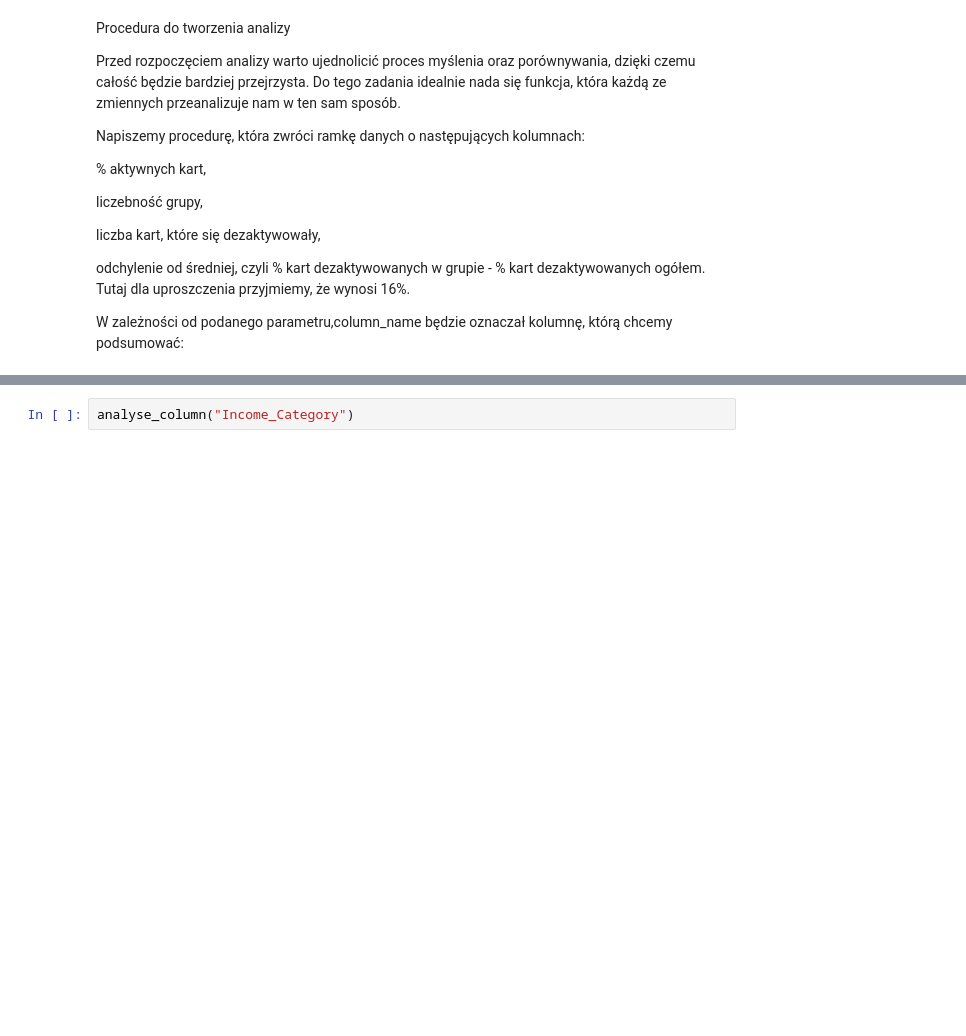
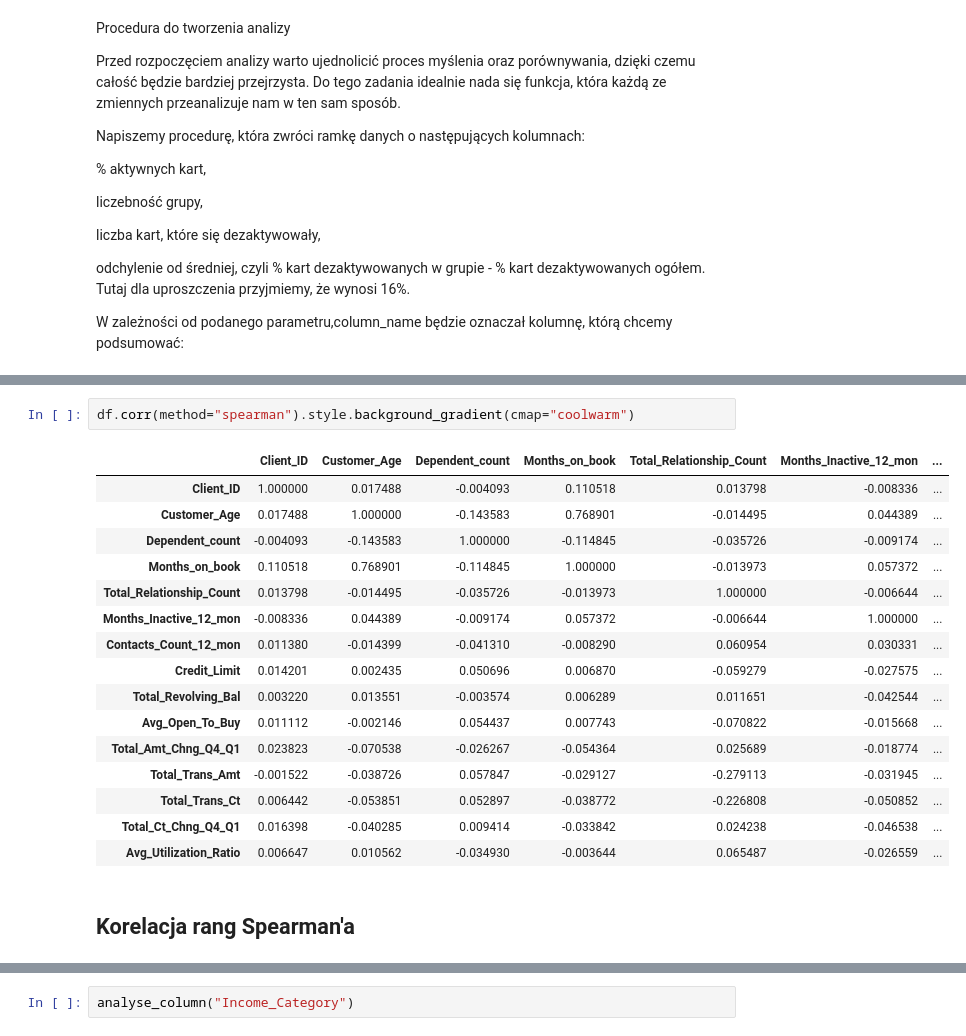
Before and after one commit to AgnieszkaWojno/DataAnalysis, a Jupyter notebook: Credit_Cards_Banks.ipynb, the cells around one changed output, grey strips where cells are left out. Drawn from its saved outputs; the diff is of its cells as text; blank space fills up the shorter version.

```diff
--- a/Credit_Cards_Banks.ipynb
+++ b/Credit_Cards_Banks.ipynb
@@ -259,3 +282,24 @@ W zależności od podanego parametru,column_name będzie oznaczał kolumnę, kt
+# %%
+df.corr(method="spearman").style.background_gradient(cmap="coolwarm")
+# %% [output]
+|  | Client_ID | Customer_Age | Dependent_count | Months_on_book | Total_Relationship_Count | Months_Inactive_12_mon | ... |
+| Client_ID | 1.000000 | 0.017488 | -0.004093 | 0.110518 | 0.013798 | -0.008336 | ... |
+| Customer_Age | 0.017488 | 1.000000 | -0.143583 | 0.768901 | -0.014495 | 0.044389 | ... |
+| Dependent_count | -0.004093 | -0.143583 | 1.000000 | -0.114845 | -0.035726 | -0.009174 | ... |
+| Months_on_book | 0.110518 | 0.768901 | -0.114845 | 1.000000 | -0.013973 | 0.057372 | ... |
+| Total_Relationship_Count | 0.013798 | -0.014495 | -0.035726 | -0.013973 | 1.000000 | -0.006644 | ... |
+| Months_Inactive_12_mon | -0.008336 | 0.044389 | -0.009174 | 0.057372 | -0.006644 | 1.000000 | ... |
+| Contacts_Count_12_mon | 0.011380 | -0.014399 | -0.041310 | -0.008290 | 0.060954 | 0.030331 | ... |
+| Credit_Limit | 0.014201 | 0.002435 | 0.050696 | 0.006870 | -0.059279 | -0.027575 | ... |
+| Total_Revolving_Bal | 0.003220 | 0.013551 | -0.003574 | 0.006289 | 0.011651 | -0.042544 | ... |
+| Avg_Open_To_Buy | 0.011112 | -0.002146 | 0.054437 | 0.007743 | -0.070822 | -0.015668 | ... |
+| Total_Amt_Chng_Q4_Q1 | 0.023823 | -0.070538 | -0.026267 | -0.054364 | 0.025689 | -0.018774 | ... |
+| Total_Trans_Amt | -0.001522 | -0.038726 | 0.057847 | -0.029127 | -0.279113 | -0.031945 | ... |
+| Total_Trans_Ct | 0.006442 | -0.053851 | 0.052897 | -0.038772 | -0.226808 | -0.050852 | ... |
+| Total_Ct_Chng_Q4_Q1 | 0.016398 | -0.040285 | 0.009414 | -0.033842 | 0.024238 | -0.046538 | ... |
+| Avg_Utilization_Ratio | 0.006647 | 0.010562 | -0.034930 | -0.003644 | 0.065487 | -0.026559 | ... |
+# %% [markdown]
+## Korelacja rang Spearman'a
 # %%
 #grupowanie według wybranej kolumny, wykonanie funkcji agregujących na tej grupie dla pola Is_Active
 def analyse_column(column_name):
```
Also changed, not shown: parts of 4 cells of this notebook.
